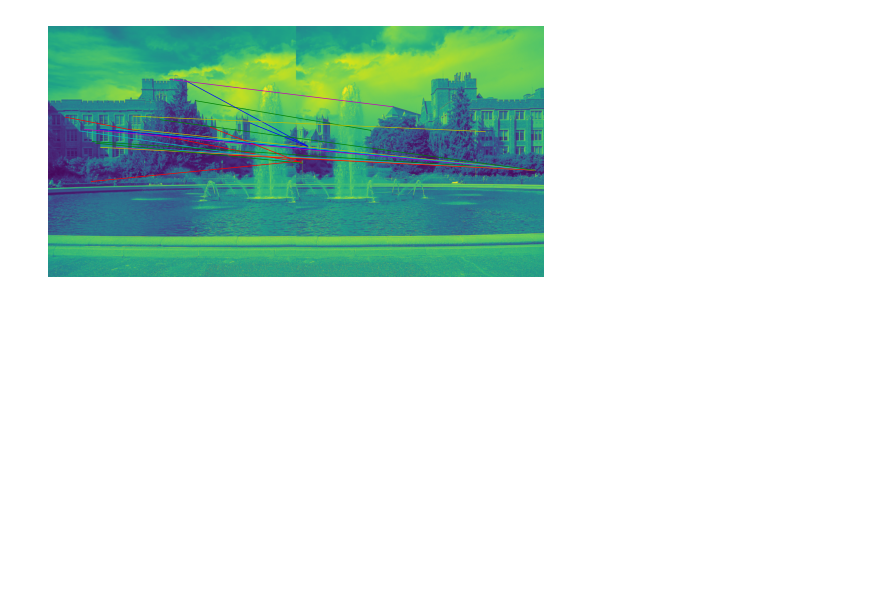
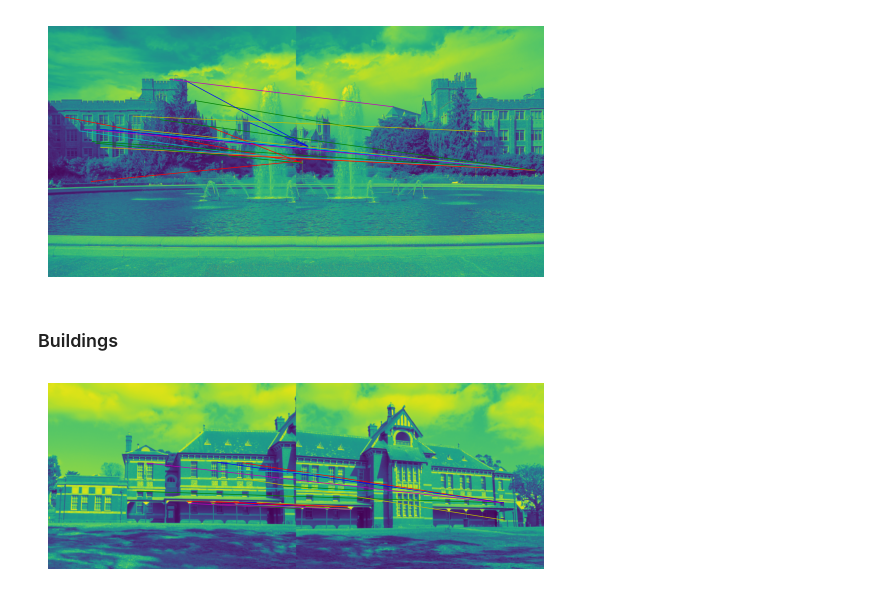
Before and after one commit to MrWlobo/Zaawansowane_Algorytmy_Wizyjne, a Jupyter notebook: Lab06/ZAW_Lab06.ipynb, the cells around one changed output. Saved outputs shown, nothing was run; the diff lists cells and outputs as text; code cells hidden in the pictures; blank space fills up the shorter version.

Commit message:
Added building matches

```diff
--- a/Lab06/ZAW_Lab06.ipynb
+++ b/Lab06/ZAW_Lab06.ipynb
@@ -193,3 +197,17 @@ fountain_matches = match_feature_points(fountain1_desc_list, fountain2_desc_list
 pm.plot_matches(fountain_1, fountain_2, fountain_matches)
 # %% [output]
 [figure]
+# %% [markdown]
+### Buildings
+# %%
+y_coords, x_coords = find_max(building_1_H, 7, 0.55)
+building_1_desc_list = describe_feature_points(building_1, x_coords, y_coords, 15)
+# %%
+y_coords, x_coords = find_max(building_2_H, 7, 0.55)
+building_2_desc_list = describe_feature_points(building_2, x_coords, y_coords, 15)
+# %%
+building_matches = match_feature_points(building_1_desc_list, building_2_desc_list, 20)
+# %%
+pm.plot_matches(building_1, building_2, building_matches)
+# %% [output]
+[figure, added]
```
Also changed, not shown: parts of 2 cells of this notebook.
